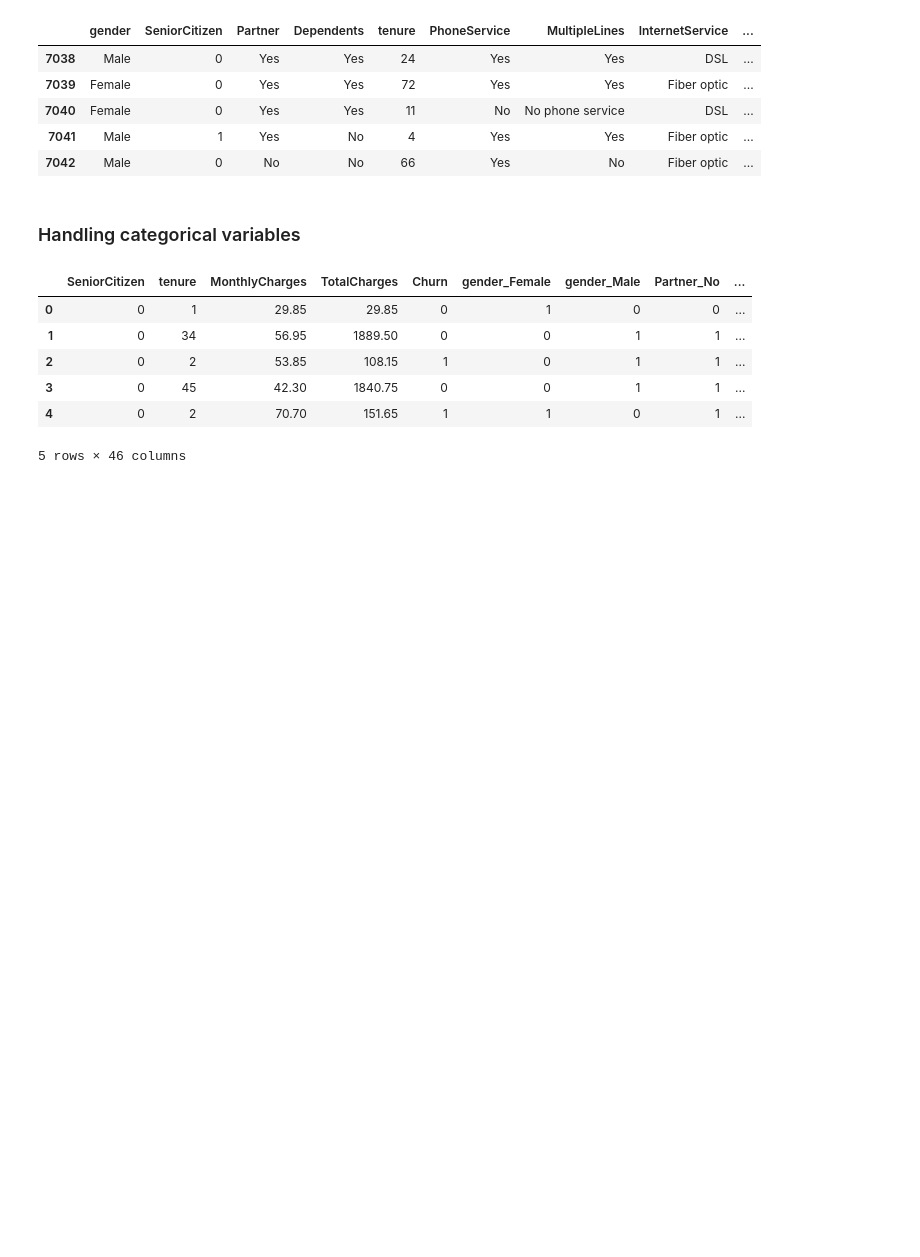
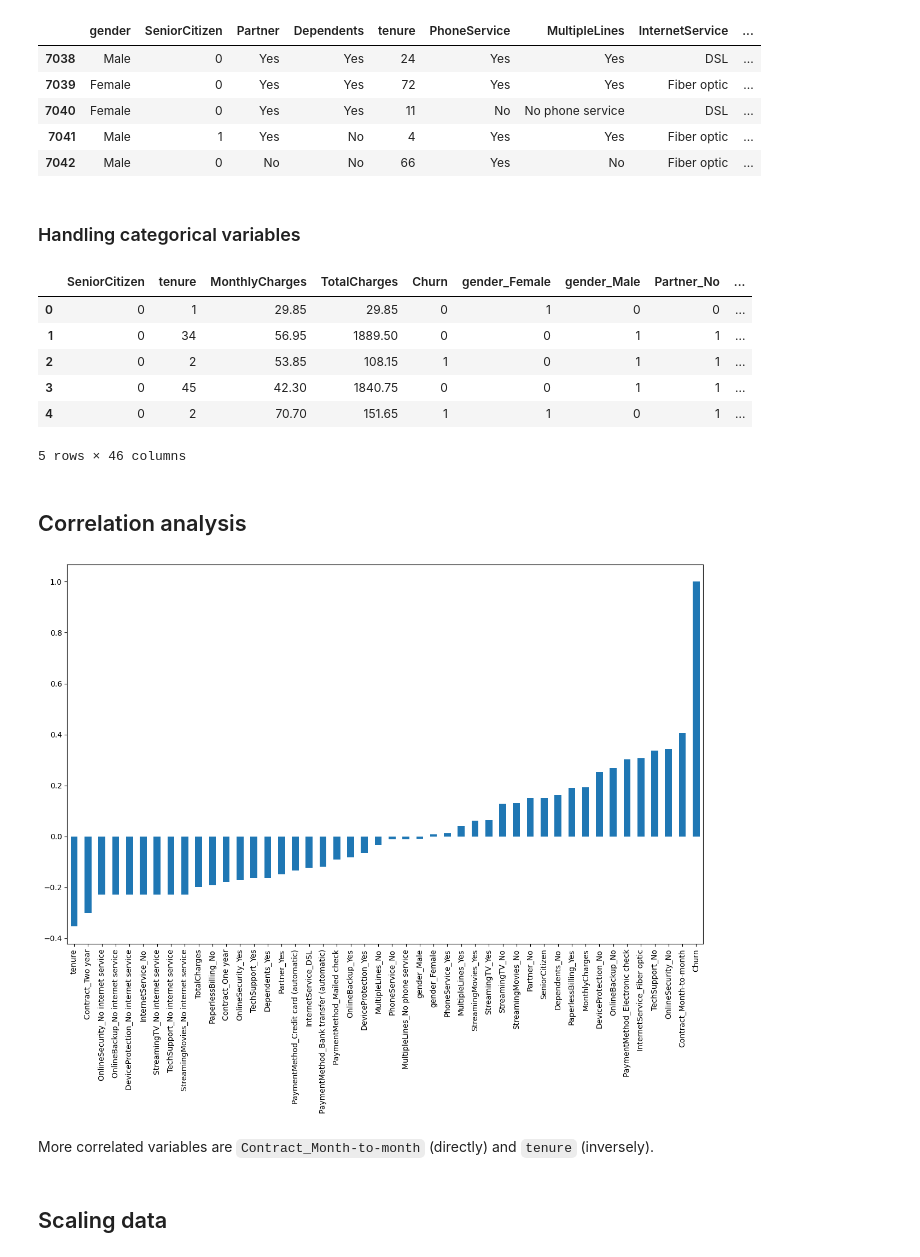
Before and after one commit to fenilenvinileno97/logistic_reg, a Jupyter notebook: 2-churn_prediction.ipynb, the cells around one changed output. Cells and saved outputs as stored; diff of their text form; code cells hidden in the pictures; blank space fills up the shorter version.

```diff
--- a/2-churn_prediction.ipynb
+++ b/2-churn_prediction.ipynb
@@ -121,3 +122,15 @@ df.head()
 # !pip install opendatasets
 # import opendatasets as od
 # od.download('https://www.kaggle.com/datasets/blastchar/telco-customer-churn')
+# %% [markdown]
+## Correlation analysis
+# %%
+plt.figure(figsize=(15,9))
+df.corr()["Churn"].sort_values(ascending=True).plot(kind="bar")
+plt.show()
+# %% [output]
+[figure, added]
+# %% [markdown]
+More correlated variables are `Contract_Month-to-month` (directly) and `tenure` (inversely).
+# %% [markdown]
+## Scaling data
```
Also changed, not shown: parts of 31 cells of this notebook.
